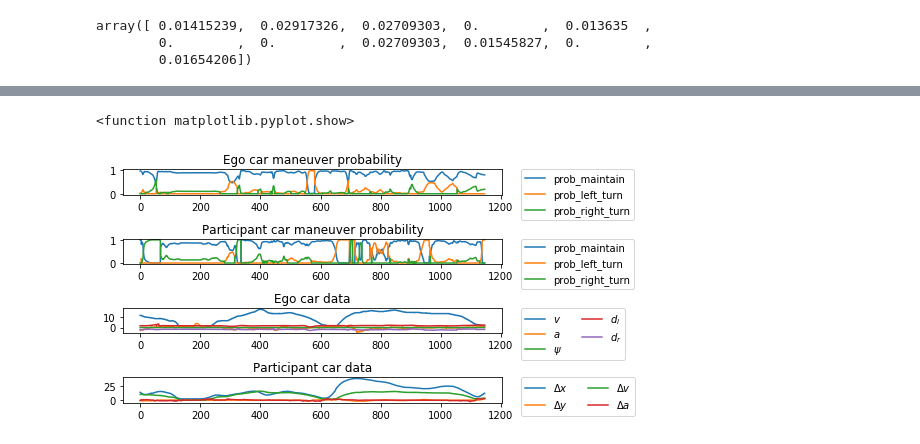
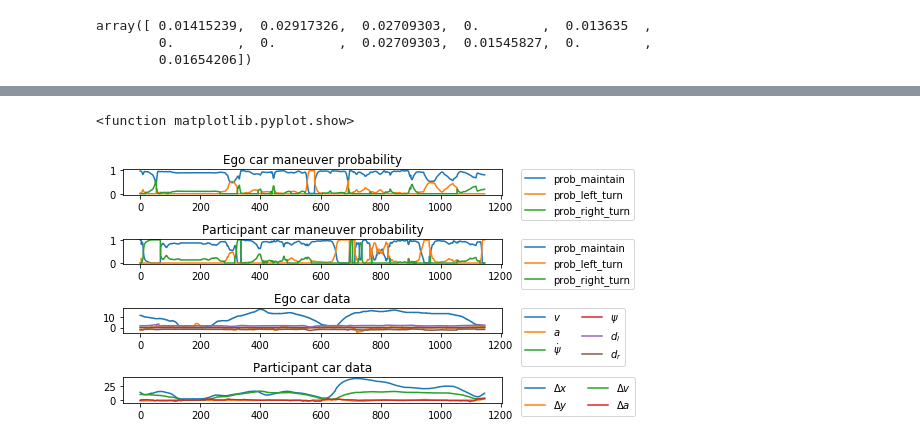
Before and after one commit to MoonBlvd/Sticky-HDP-HMM, a Jupyter notebook: hmm.ipynb, the cells around one changed output, grey strips where cells are left out. Saved outputs shown, nothing was run; the diff lists cells and outputs as text; code cells hidden in the pictures.

```diff
--- a/hmm.ipynb
+++ b/hmm.ipynb
@@ -352,6 +376,9 @@ exp_data[:,0] += 1149
 '''
 load the ego car data
 '''
-ego_data_path = "ego_data_20d.csv"
+ego_data_path = "ego_data_24d.csv"
 ego_data = read_data(ego_data_path)
-ego_data = ego_data[:,[0,9,17,18,19]] # x_dot_ego, accel_x, psi_T_0, left_dist, right_dist
+ego_lane = ego_data[:,[18,19,15,16,20,21,22,23]]
+ego_data = ego_data[:,[0,9,14,17,18,19]] # x_dot_ego, accel_x, r_rate, psi_T_0, left_dist, right_dist
+
+# other wise the left and right dist is 1.88 and -1.88
@@ -362,5 +385,6 @@ array([ 1534.,  1535.,  1536., ...,  2678.,  2679.,  2680.])
 # %%
 num_actions = 3
+ego_lane_exp_list = []
 ego_car_list = []
 ego_prob_list = []
 obs_prob_list = []
@@ -370,6 +394,7 @@ for i, MRM in enumerate(MRM_results):
         continue
     if MRM['frame_id']+1 in exp_data[:,0]:
         # read ego car data
+        ego_lane_exp = ego_lane[MRM['frame_id'],:]
         ego_car = ego_data[MRM['frame_id'],:]
         matched_obs_idx = np.where(MRM['obs_id'] == exp_data[0,1])[0]
         ego_action_prob = np.reshape(MRM['ego_probs'], (num_actions,))
@@ -377,11 +402,13 @@ for i, MRM in enumerate(MRM_results):
         violation_prob = np.reshape(MRM['violation_prob'][:,matched_obs_idx,:], (num_actions, num_actions))
 
         # save to list
+        ego_lane_exp_list.append(ego_lane_exp)
         ego_car_list.append(ego_car)
         ego_prob_list.append(ego_action_prob)
         obs_prob_list.append(obs_action_prob)
         violation_prob_list.append(violation_prob)
 
+ego_lane_exp_list = np.array(ego_lane_exp_list)
 ego_car_list = np.array(ego_car_list)
 ego_prob_list = np.array(ego_prob_list)
 obs_prob_list = np.array(obs_prob_list)
@@ -389,28 +464,28 @@ violation_prob_list = np.array(violation_prob_list)
 # %%
 plt.figure(1)
 ax1 = plt.subplot(411)
 ax1.plot(range(ego_prob_list.shape[0]),ego_prob_list)
 ax1.legend(['prob_maintain','prob_left_turn', 'prob_right_turn'], bbox_to_anchor=(1.05, 1), loc=2, borderaxespad=0.)
 ax1.set_title('Ego car maneuver probability')
 
 ax2 = plt.subplot(412)
 ax2.plot(range(obs_prob_list.shape[0]),obs_prob_list)
 ax2.legend(['prob_maintain','prob_left_turn', 'prob_right_turn'], bbox_to_anchor=(1.05, 1), loc=2, borderaxespad=0.)
 ax2.set_title('Participant car maneuver probability')
 
 ax3 = plt.subplot(413)
 ax3.plot(range(ego_car_list.shape[0]),ego_car_list)
-ax3.legend([r'$v$', r'$a$', r'$\psi$', r'$d_l$', r'$d_r$'], bbox_to_anchor=(1.05, 1), loc=2, ncol=2, borderaxespad=0.)
+ax3.legend([r'$v$', r'$a$', r'$\dot{\psi}$', r'$\psi$', r'$d_l$', r'$d_r$'], bbox_to_anchor=(1.05, 1), loc=2, ncol=2, borderaxespad=0.)
 ax3.set_title('Ego car data')
 
 ax4 = plt.subplot(414)
 ax4.plot(range(exp_data.shape[0]),exp_data[:,3:7])
 lgd = ax4.legend([r'$\Delta x$', r'$\Delta y$', r'$\Delta v}$', r'$\Delta a$'], bbox_to_anchor=(1.05, 1), loc=2, ncol=2, borderaxespad=0.)
 ax4.set_title('Participant car data')
 
 plt.tight_layout()
 plt.savefig('action_data.png', bbox_extra_artists=(lgd,),bbox_inches='tight', dpi=200)
 plt.show
 # %% [output]
 <function matplotlib.pyplot.show>
-[figure, old version]
+[figure, new version]
```
Also changed, not shown: parts of 4 cells of this notebook, 1 other file.
